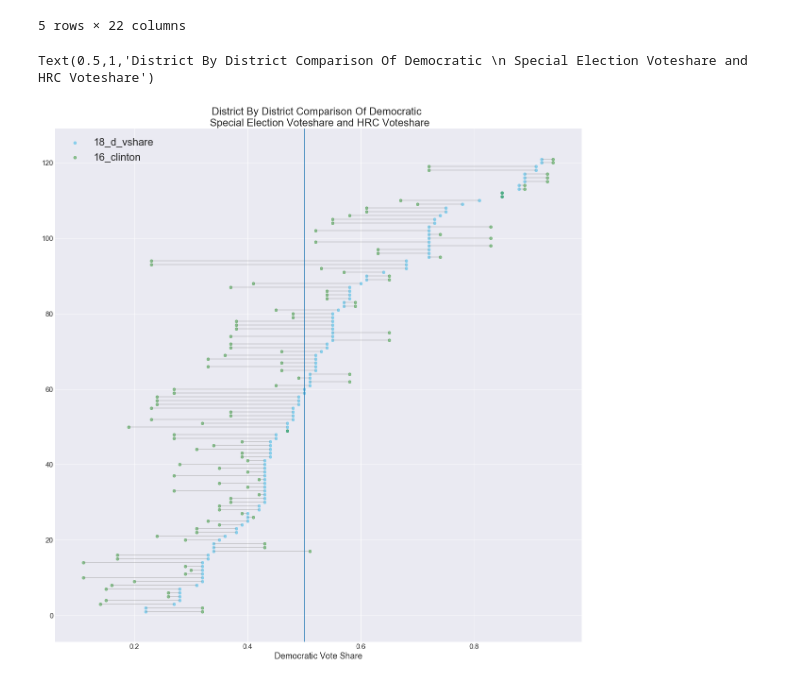
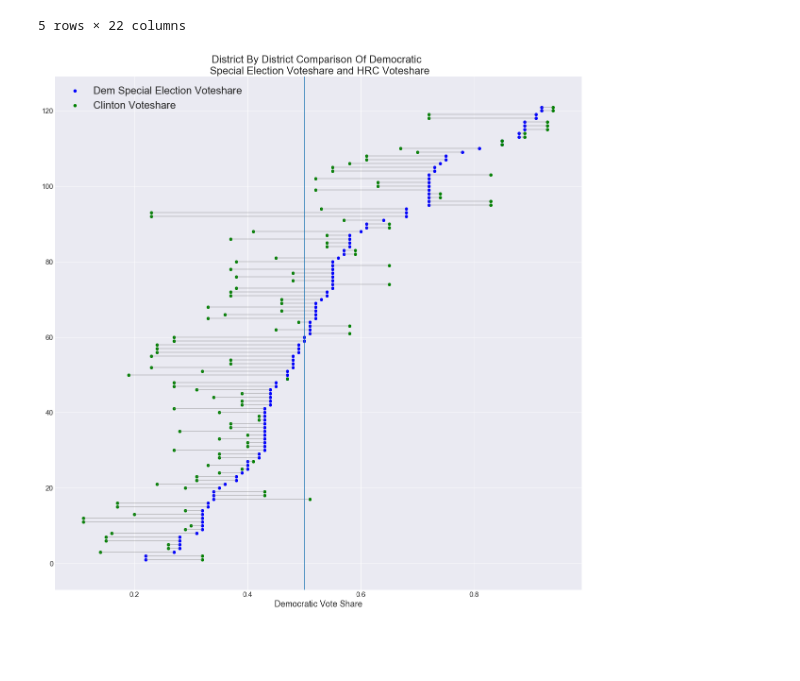
Before and after one commit to itlyons/Side_Projects, a Jupyter notebook: special_elections/dailykos_data.ipynb, the cells around one changed output. Saved outputs shown, nothing was run; the diff lists cells and outputs as text; code cells hidden in the pictures; blank space fills up the shorter version.

Commit message:
updated alphas and label

```diff
--- a/special_elections/dailykos_data.ipynb
+++ b/special_elections/dailykos_data.ipynb
@@ -244,18 +246,19 @@ df_test.sort_values(by='18_d_vshare', inplace=True)
 # %%
 my_range=range(1,len(df_test.index)+1)
 # I need to figure out how to label each point.
 
-plt.hlines(y=my_range, xmin=df_test['18_d_vshare'], xmax=df_test['16_clinton'], color='grey', alpha=0.4)
-ax = plt.scatter(df_test['18_d_vshare'], my_range, color='skyblue', alpha=1, label='18_d_vshare')
-plt.scatter(df_test['16_clinton'], my_range, color='green', alpha=0.4 , label='16_clinton')
+plt.hlines(y=my_range, xmin=df_test['18_d_vshare'], xmax=df_test['16_clinton'], color='grey', alpha=0.5)
+ax = plt.scatter(df_test['18_d_vshare'], my_range, color='blue', alpha=1,
+                 label='Dem Special Election Voteshare')
+plt.scatter(df_test['16_clinton'], my_range, color='green', alpha=1 , label='Clinton Voteshare')
 plt.legend(fontsize=22)
 
 plt.axvline(x=0.5)
+
+plt.title("District By District Comparison Of Democratic \n Special Election Voteshare and HRC Voteshare",
+          fontsize=22)
+plt.xlabel("Democratic Vote Share")
 fig = matplotlib.pyplot.gcf()
 fig.set_size_inches(20, 20)
-plt.xlabel("Democratic Vote Share")
-plt.title("District By District Comparison Of Democratic \n Special Election Voteshare and HRC Voteshare",
-          fontsize=22)
 # %% [output]
-Text(0.5,1,'District By District Comparison Of Democratic \n Special Election Voteshare and HRC Voteshare')
-[figure, old version]
+[figure, new version]
```
Also changed, not shown: parts of 3 cells of this notebook.
